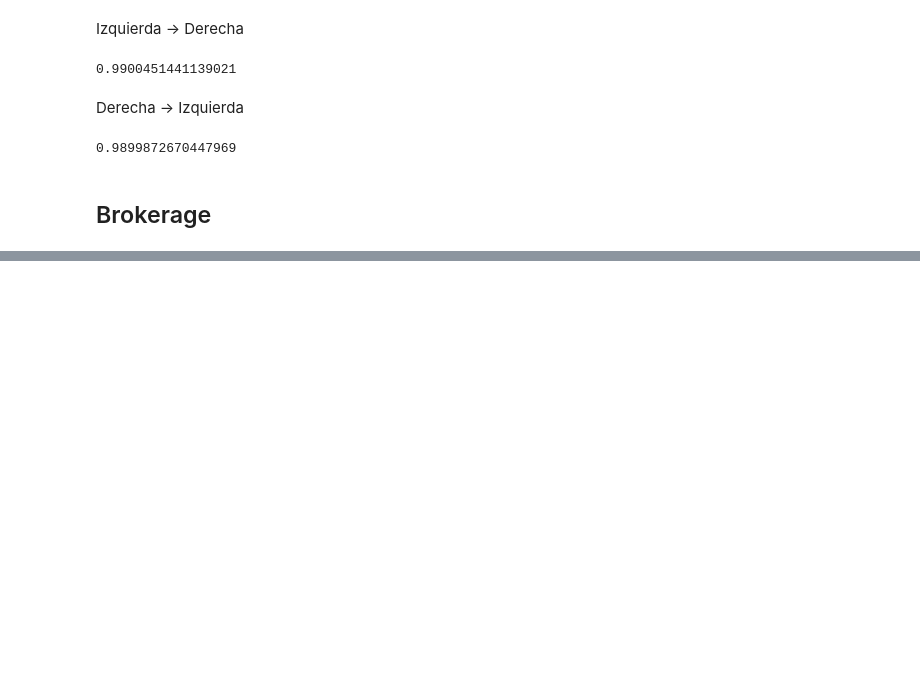
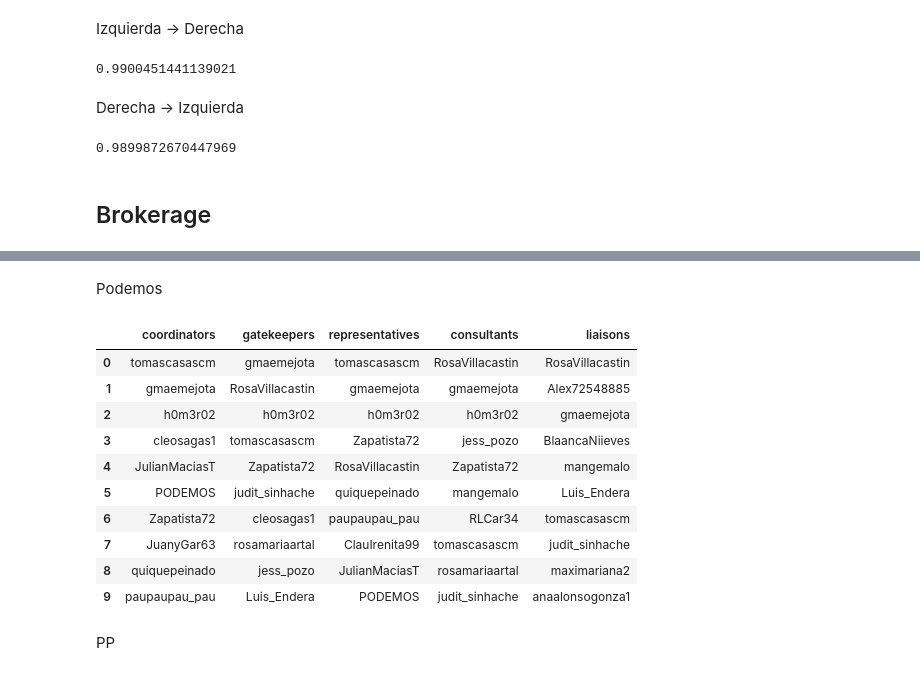
Before and after one commit to Jaimemorillo/electoral-prediction-madrid, a Jupyter notebook: comunidades_tweets.ipynb, the cells around one changed output, grey strips where cells are left out. Cells and saved outputs as stored; diff of their text form; code cells hidden in the pictures; blank space fills up the shorter version.

```diff
--- a/comunidades_tweets.ipynb
+++ b/comunidades_tweets.ipynb
@@ -667,0 +659,2 @@ Name: PODEMOS, dtype: int64
+# %%
+vertex_df_f = vertex_df_f.join(brok_df, on='name')
@@ -667,0 +663,2 @@ Name: PODEMOS, dtype: int64
+# %% [markdown]
+Podemos
@@ -667,0 +667,44 @@ Name: PODEMOS, dtype: int64
+# %%
+party = 0
+
+total = len(vertex_df_f[vertex_df_f['community_leid']==party])
+coordinators = len(vertex_df_f[(vertex_df_f['community_leid']==party) & (vertex_df_f['coordinator']>0)])
+gatekeepers = len(vertex_df_f[(vertex_df_f['community_leid']==party) & (vertex_df_f['gatekeeper']>0)])
+representatives = len(vertex_df_f[(vertex_df_f['community_leid']==party) & (vertex_df_f['representative']>0)])
+consultants = len(vertex_df_f[(vertex_df_f['community_leid']==party) & (vertex_df_f['consultant']>0)])
+liaisons = len(vertex_df_f[(vertex_df_f['community_leid']==party) & (vertex_df_f['liaison']>0)])
+
+brok_df_com.loc[party,'party'] ='Podemos'
+brok_df_com.loc[party, 1:] = [round((coordinators/total)*100,2),
+                              round((gatekeepers/total)*100,2),
+                              round((representatives/total)*100,2),
+                              round((consultants/total)*100,2),
+                              round((liaisons/total)*100,2)]
+# %%
+data = {'coordinators':vertex_df_f[vertex_df_f['community_leid']==party].sort_values('coordinator',
+                                                                                 ascending=False)['name'].head(10).values,
+        'gatekeepers':vertex_df_f[vertex_df_f['community_leid']==party].sort_values('gatekeeper',
+                                                                                 ascending=False)['name'].head(10).values,
+        'representatives':vertex_df_f[vertex_df_f['community_leid']==party].sort_values('representative',
+                                                                                 ascending=False)['name'].head(10).values,
+        'consultants':vertex_df_f[vertex_df_f['community_leid']==party].sort_values('consultant',
+                                                                                 ascending=False)['name'].head(10).values,
+        'liaisons':vertex_df_f[vertex_df_f['community_leid']==party].sort_values('liaison',
+                                                                                 ascending=False)['name'].head(10).values
+        }
+
+pd.DataFrame(data)
+# %% [output]
+|  | coordinators | gatekeepers | representatives | consultants | liaisons |
+| 0 | tomascasascm | gmaemejota | tomascasascm | RosaVillacastin | RosaVillacastin |
+| 1 | gmaemejota | RosaVillacastin | gmaemejota | gmaemejota | Alex72548885 |
+| 2 | h0m3r02 | h0m3r02 | h0m3r02 | h0m3r02 | gmaemejota |
+| 3 | cleosagas1 | tomascasascm | Zapatista72 | jess_pozo | BlaancaNiieves |
+| 4 | JulianMaciasT | Zapatista72 | RosaVillacastin | Zapatista72 | mangemalo |
+| 5 | PODEMOS | judit_sinhache | quiquepeinado | mangemalo | Luis_Endera |
+| 6 | Zapatista72 | cleosagas1 | paupaupau_pau | RLCar34 | tomascasascm |
+| 7 | JuanyGar63 | rosamariaartal | ClauIrenita99 | tomascasascm | judit_sinhache |
+| 8 | quiquepeinado | jess_pozo | JulianMaciasT | rosamariaartal | maximariana2 |
+| 9 | paupaupau_pau | Luis_Endera | PODEMOS | judit_sinhache | anaalonsogonza1 |
+# %% [markdown]
+PP
```
Also changed, not shown: parts of 16 cells of this notebook.
